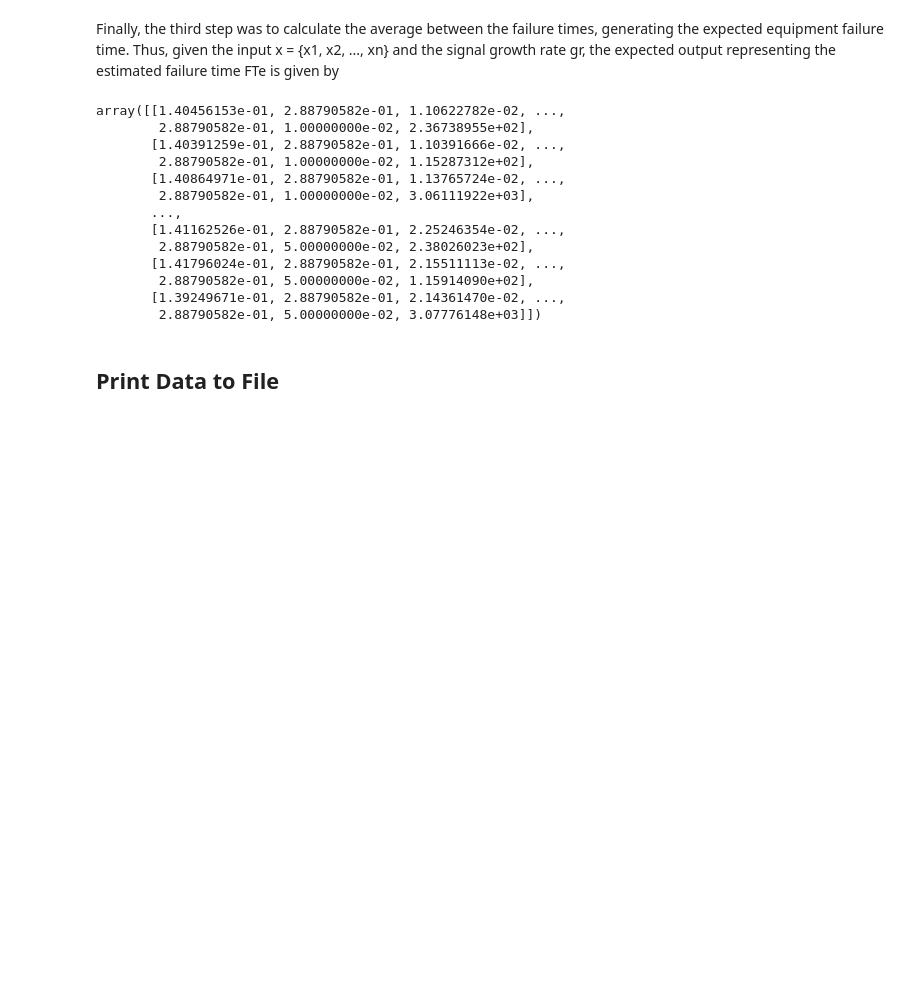
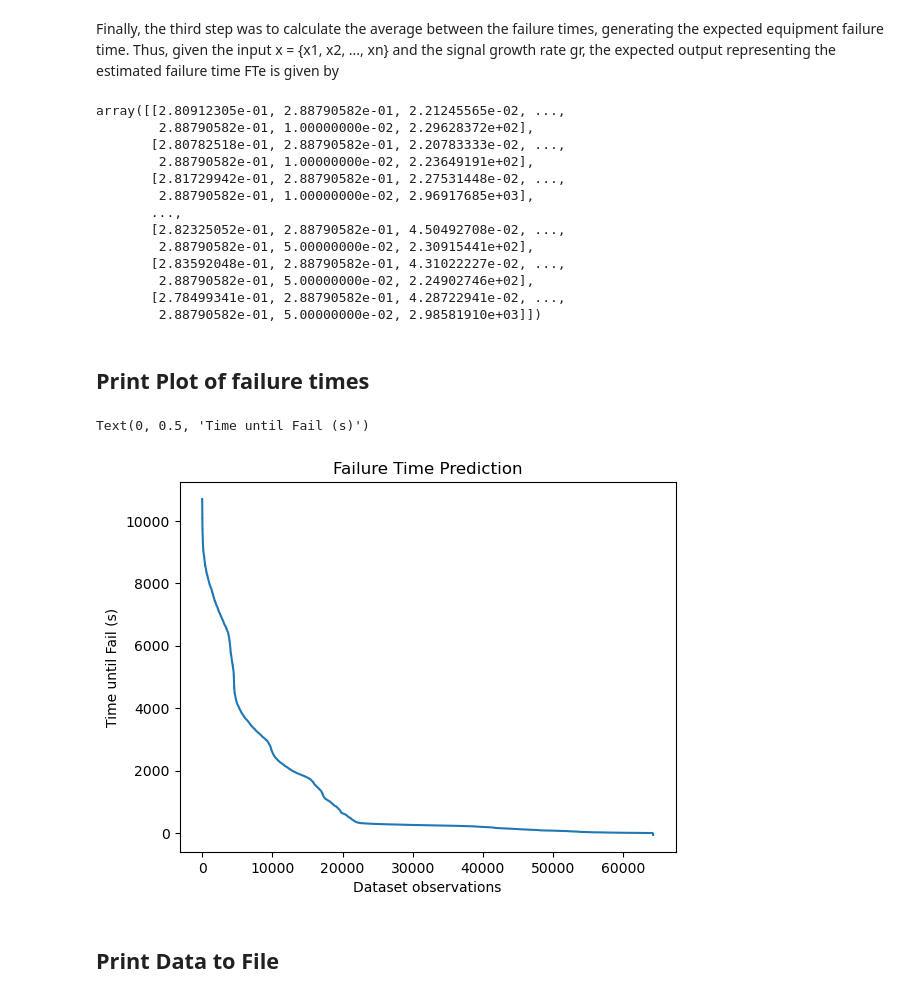
Before and after one commit to flowcean/flowcean, a Jupyter notebook: accelerometer_preprocessing.ipynb, the cells around one changed output. Drawn from its saved outputs; the diff is of its cells as text; code cells hidden in the pictures; blank space fills up the shorter version.

Commit message:
Added plot of time to failure.

```diff
--- a/accelerometer_preprocessing.ipynb
+++ b/accelerometer_preprocessing.ipynb
@@ -206,26 +206,38 @@ for i in range(num_samples):
     failure_time_y = calculate_failure_time(training_data[i,2],threshold_values[1],training_data[6])
     failure_time_z = calculate_failure_time(training_data[i,4],threshold_values[2],training_data[6])
     failure_times = [failure_time_x,failure_time_y,failure_time_z]
-    eft = np.append(eft,calculate_estimated_failure_time(failure_times))
+    eft = np.append(eft,4*calculate_estimated_failure_time(failure_times)) #factor 4 needed for some reason
 
 
 training_data = np.array([np.append(training_data[i],eft[i]) for i in range(num_samples)])
 
 training_data
 # %% [output]
-array([[1.40456153e-01, 2.88790582e-01, 1.10622782e-02, ...,
-        2.88790582e-01, 1.00000000e-02, 2.36738955e+02],
-       [1.40391259e-01, 2.88790582e-01, 1.10391666e-02, ...,
-        2.88790582e-01, 1.00000000e-02, 1.15287312e+02],
-       [1.40864971e-01, 2.88790582e-01, 1.13765724e-02, ...,
-        2.88790582e-01, 1.00000000e-02, 3.06111922e+03],
+array([[2.80912305e-01, 2.88790582e-01, 2.21245565e-02, ...,
+        2.88790582e-01, 1.00000000e-02, 2.29628372e+02],
+       [2.80782518e-01, 2.88790582e-01, 2.20783333e-02, ...,
+        2.88790582e-01, 1.00000000e-02, 2.23649191e+02],
+       [2.81729942e-01, 2.88790582e-01, 2.27531448e-02, ...,
+        2.88790582e-01, 1.00000000e-02, 2.96917685e+03],
        ...,
-       [1.41162526e-01, 2.88790582e-01, 2.25246354e-02, ...,
-        2.88790582e-01, 5.00000000e-02, 2.38026023e+02],
-       [1.41796024e-01, 2.88790582e-01, 2.15511113e-02, ...,
-        2.88790582e-01, 5.00000000e-02, 1.15914090e+02],
-       [1.39249671e-01, 2.88790582e-01, 2.14361470e-02, ...,
-        2.88790582e-01, 5.00000000e-02, 3.07776148e+03]])
+       [2.82325052e-01, 2.88790582e-01, 4.50492708e-02, ...,
+        2.88790582e-01, 5.00000000e-02, 2.30915441e+02],
+       [2.83592048e-01, 2.88790582e-01, 4.31022227e-02, ...,
+        2.88790582e-01, 5.00000000e-02, 2.24902746e+02],
+       [2.78499341e-01, 2.88790582e-01, 4.28722941e-02, ...,
+        2.88790582e-01, 5.00000000e-02, 2.98581910e+03]])
+# %% [markdown]
+## Print Plot of failure times
+# %%
+fig, (ax1) = plt.subplots(1, 1)
+eft[::-1].sort()
+ax1.plot(eft)
+ax1.set_title("Failure Time Prediction")
+ax1.set_xlabel("Dataset observations")
+ax1.set_ylabel("Time until Fail (s)")
+# %% [output]
+Text(0, 0.5, 'Time until Fail (s)')
+[figure, added]
 # %% [markdown]
 ## Print Data to File
 # %%
```
Also changed, not shown: parts of 2 cells of this notebook.
